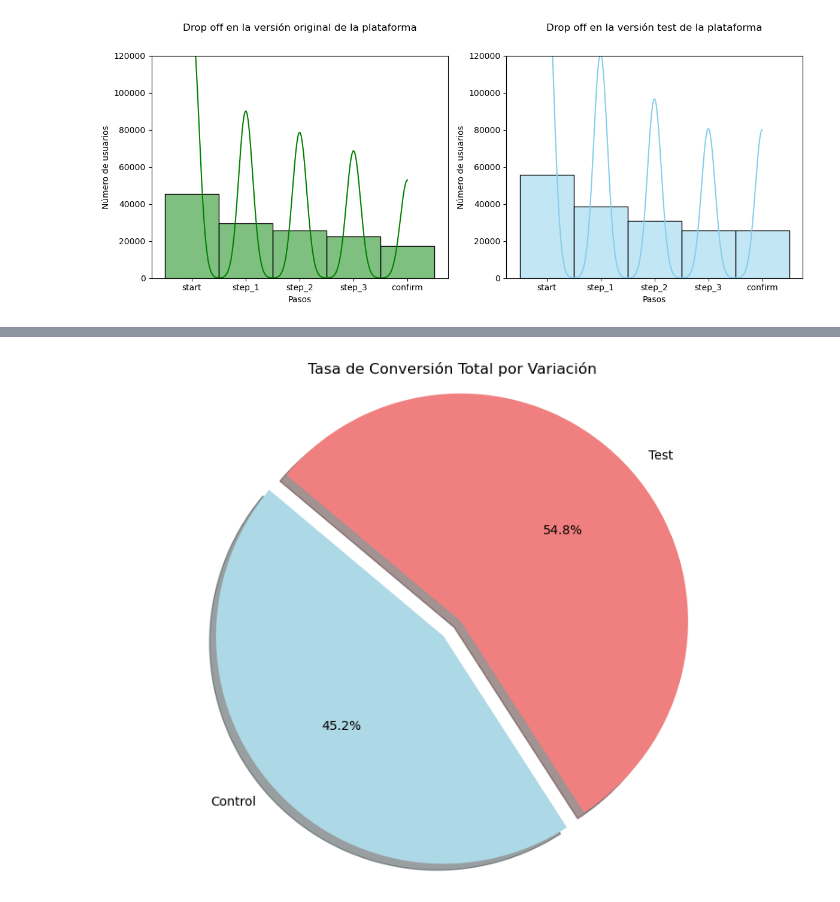
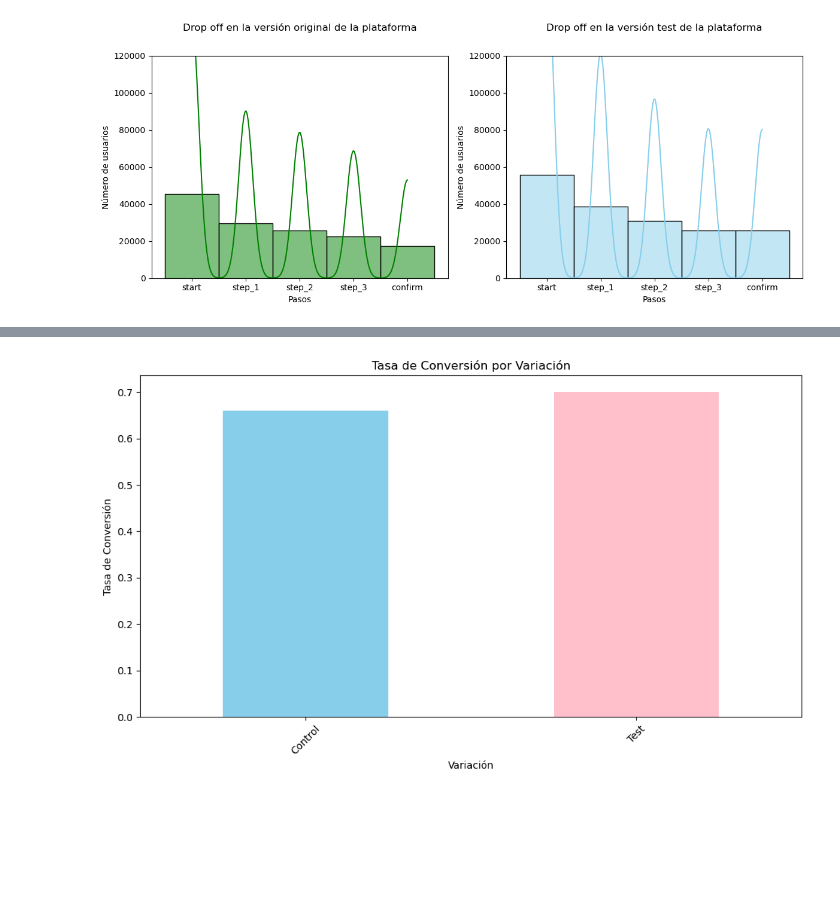
Before and after one commit to alicia-perez-diez/vanguard, a Jupyter notebook: notebooks/main.ipynb, the cells around one changed output, grey strips where cells are left out. Drawn from its saved outputs; the diff is of its cells as text; code cells hidden in the pictures; blank space fills up the shorter version.

```diff
--- a/notebooks/main.ipynb
+++ b/notebooks/main.ipynb
@@ -922,30 +928,32 @@ import matplotlib.pyplot as plt
 df_merged_para_tasa_de_conversion_total = pd.merge(df_final_web_data, df_exp, on='client_id')
 # %%
-# Calcular el número total de usuarios que completaron el proceso (llegaron al paso 'confirm')
-completed_process_counts = df_merged_para_tasa_de_conversion_total[df_merged_para_tasa_de_conversion_total['process_step'] == 'confirm'].groupby('Variation')['client_id'].nunique()
+# Calculamos el número total de usuarios que completaron el proceso (llegaron al paso 'confirm')
+confirm_total_por_variacion = df_merged_para_tasa_de_conversion_total[df_merged_para_tasa_de_conversion_total['process_step'] == 'confirm'].groupby('Variation')['client_id'].nunique()
 # %%
-# Calcular el número total de usuarios que comenzaron el proceso
-total_started = merged_df['client_id'].nunique()
+# Calculamos el número total de usuarios que comenzaron el proceso (iniciaron el paso 'start')
+
+start_total_por_variacion = df_merged_para_tasa_de_conversion_total[df_merged_para_tasa_de_conversion_total['process_step'] == 'start'].groupby('Variation')['client_id'].nunique()
 # %%
-# Calcular la tasa de conversión total por variación
-conversion_rate_total = completed_process_counts / total_started
+# Calculamos la tasa de conversión total por variación
+conversion_rate_total = confirm_total_por_variacion / start_total_por_variacion
-# %%
-import matplotlib.pyplot as plt
-
-# Graficar la tasa de conversión total por variación en un gráfico de donut
-labels = conversion_rate_total.index
-sizes = conversion_rate_total.values
-colors = ['lightblue', 'lightcoral']  # Colores para las dos variaciones
-explode = (0.1, 0)  # Para separar un segmento del resto
-
-plt.figure(figsize=(8, 6))
-plt.pie(sizes, explode=explode, labels=labels, colors=colors, autopct='%1.1f%%', shadow=True, startangle=140)
-plt.title('Tasa de Conversión Total por Variación')
-plt.axis('equal')  # Asegura que el gráfico de pastel sea circular
-plt.tight_layout()
-plt.show()
-# %% [output]
-[figure, removed]
+# %%
+import matplotlib.pyplot as plt
+
+# Crear el gráfico de barras
+plt.figure(figsize=(10, 6))
+conversion_rate_total.plot(kind='bar', color=['skyblue', 'pink'])
+
+# Configurar el título y etiquetas
+plt.title('Tasa de Conversión por Variación')
+plt.xlabel('Variación')
+plt.ylabel('Tasa de Conversión')
+plt.xticks(rotation=45)
+
+# Mostrar el gráfico
+plt.tight_layout()
+plt.show()
+# %% [output]
+[figure, added]
 # %%
 import pandas as pd
 import matplotlib.pyplot as plt
```
Also changed, not shown: parts of 49 cells of this notebook.
